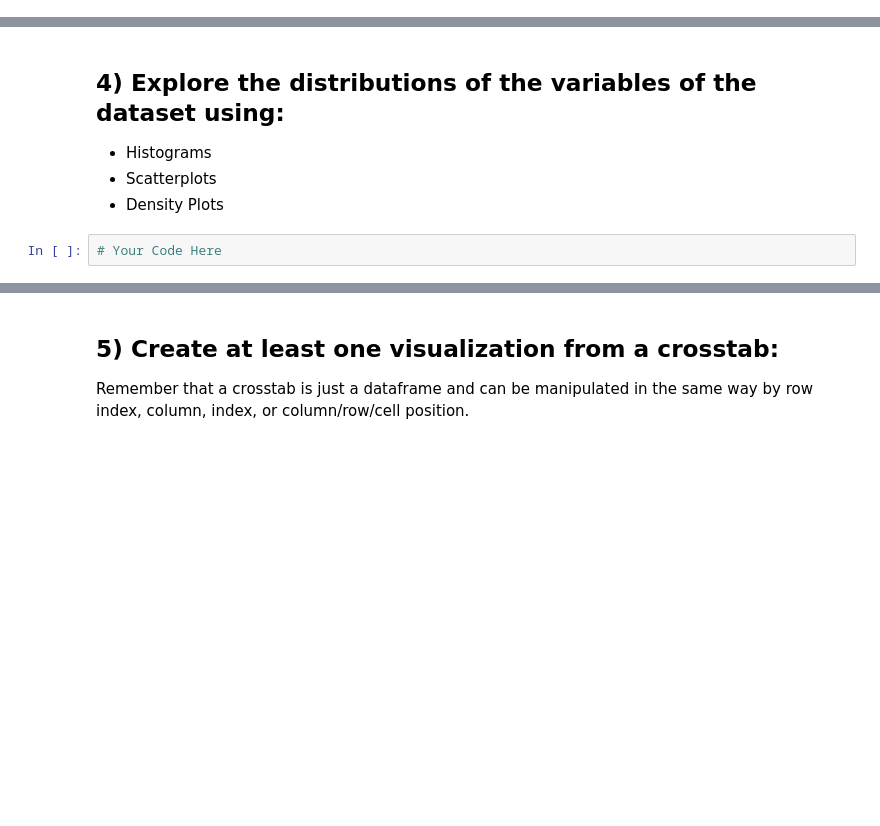
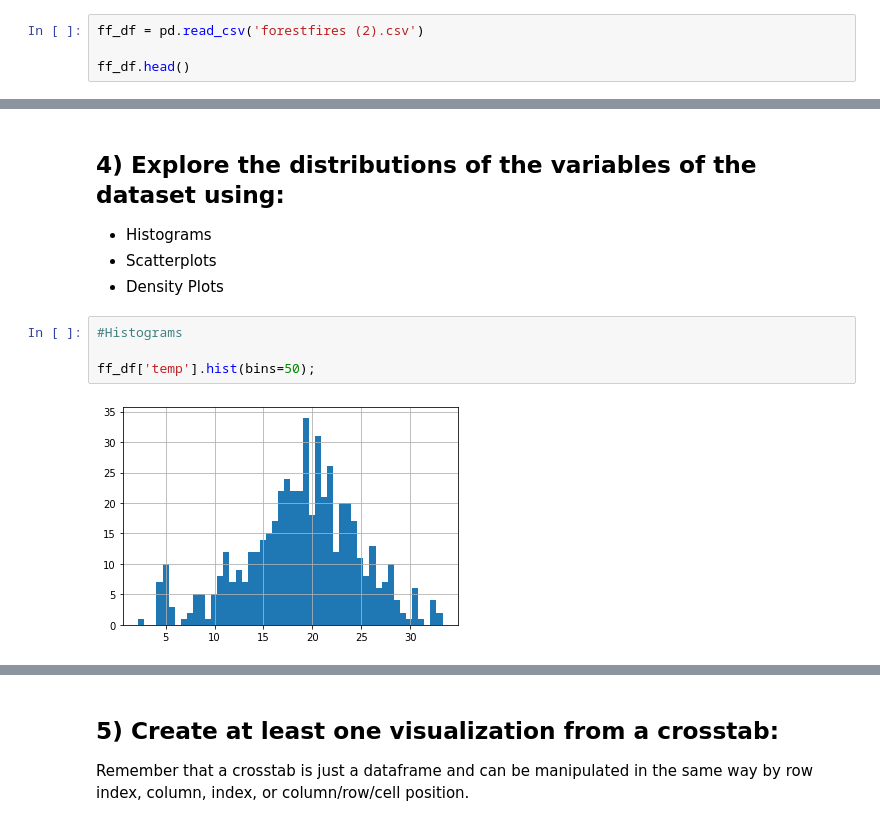
Before and after one commit to likeweis/DS-Unit-1-Sprint-1-Data-Wrangling-and-Storytelling, a Jupyter notebook: DSPT6_Weis_Mendoza_LS_DS_111_Exploratory_Data_Analysis_Assignment.ipynb, the cells around one changed output, grey strips where cells are left out. Drawn from its saved outputs; the diff is of its cells as text; blank space fills up the shorter version.

```diff
--- a/DSPT6_Weis_Mendoza_LS_DS_111_Exploratory_Data_Analysis_Assignment.ipynb
+++ b/DSPT6_Weis_Mendoza_LS_DS_111_Exploratory_Data_Analysis_Assignment.ipynb
@@ -74,0 +89,4 @@ Choose a second dataset from the "Popular Datasets" listing on UCI, but this tim
+# %%
+ff_df = pd.read_csv('forestfires (2).csv')
+
+ff_df.head()
@@ -83,5 +162,9 @@ Take whichever of the above datasets has more categorical variables and use cros
 - Histograms
 - Scatterplots
 - Density Plots
-# %%
-# Your Code Here
+# %%
+#Histograms
+
+ff_df['temp'].hist(bins=50);
+# %% [output]
+[figure, added]
```
Also changed, not shown: parts of 11 cells of this notebook.
